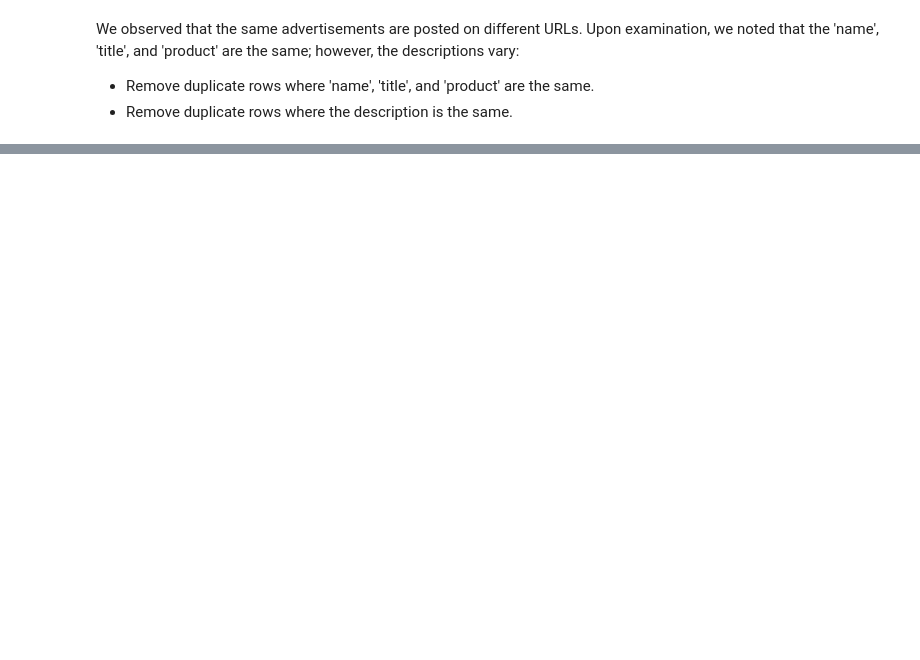
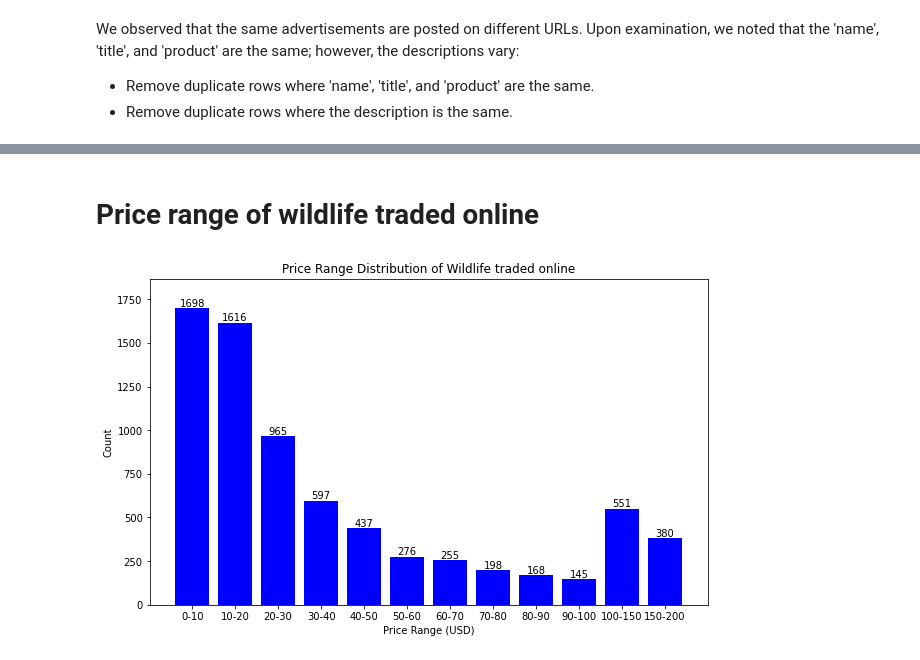
Before and after one commit to sammitako/CS-GY-6513-Big-Data, a Jupyter notebook: Keyword_extraction.ipynb, the cells around one changed output, grey strips where cells are left out. Saved outputs shown, nothing was run; the diff lists cells and outputs as text; code cells hidden in the pictures; blank space fills up the shorter version.

Commit message:
Keyword extraction from text-based data

```diff
--- a/Keyword_extraction.ipynb
+++ b/Keyword_extraction.ipynb
@@ -442,0 +282,3 @@ We will use the 'en_core_eco_biobert' model to extract species name from the pre
+# %%
+animal_list_df = pd.read_csv('/content/drive/MyDrive/BigData/TeamNotebook/data/final_animal_list.csv')
+animal_list_df.info()
@@ -442,0 +306,2 @@ We will use the 'en_core_eco_biobert' model to extract species name from the pre
+# %%
+animal_list = animal_list_df['Specific Names Normalized'].tolist()
@@ -442,0 +310,9 @@ We will use the 'en_core_eco_biobert' model to extract species name from the pre
+# %%
+# Check if any part of the text matches with items in the search_list
+def find_best_match(text, search_list):
+    best_match, score, index = process.extractOne(text, search_list, scorer=fuzz.token_set_ratio)
+    threshold = 90
+    if score >= threshold:
+        return best_match
+    else:
+        return None
@@ -442,0 +321,3 @@ We will use the 'en_core_eco_biobert' model to extract species name from the pre
+# %%
+# Apply the similarity search function to the 'product_cleaned' column
+df['species'] = df['product_cleaned'].apply(lambda x: find_best_match(x, animal_list))
@@ -442,0 +409,25 @@ We will use the 'en_core_eco_biobert' model to extract species name from the pre
+# %% [markdown]
+# Price range of wildlife traded online
+# %%
+bins = [0, 10, 20, 30, 40, 50, 60, 70, 80, 90, 100, 150, 200]
+labels = ['0-10', '10-20', '20-30', '30-40', '40-50', '50-60', '60-70', '70-80', '80-90', '90-100', '100-150', '150-200']
+df['price_range'] = pd.cut(df['normalized_price_usd'], bins=bins, labels=labels, right=False)
+
+price_range_counts = df['price_range'].value_counts().sort_index()
+
+plt.figure(figsize=(10, 6))
+bars = plt.bar(price_range_counts.index.astype(str), price_range_counts.values, color='blue')
+
+for bar in bars:
+    yval = bar.get_height()
+    plt.text(bar.get_x() + bar.get_width()/2, yval, int(yval), ha='center', va='bottom')
+
+plt.xlabel('Price Range (USD)')
+plt.ylabel('Count')
+plt.title('Price Range Distribution of Wildlife traded online')
+
+plt.ylim(0, price_range_counts.max() * 1.1)
+
+plt.show()
+# %% [output]
+[figure, added]
```
Also changed, not shown: parts of 141 cells of this notebook.
